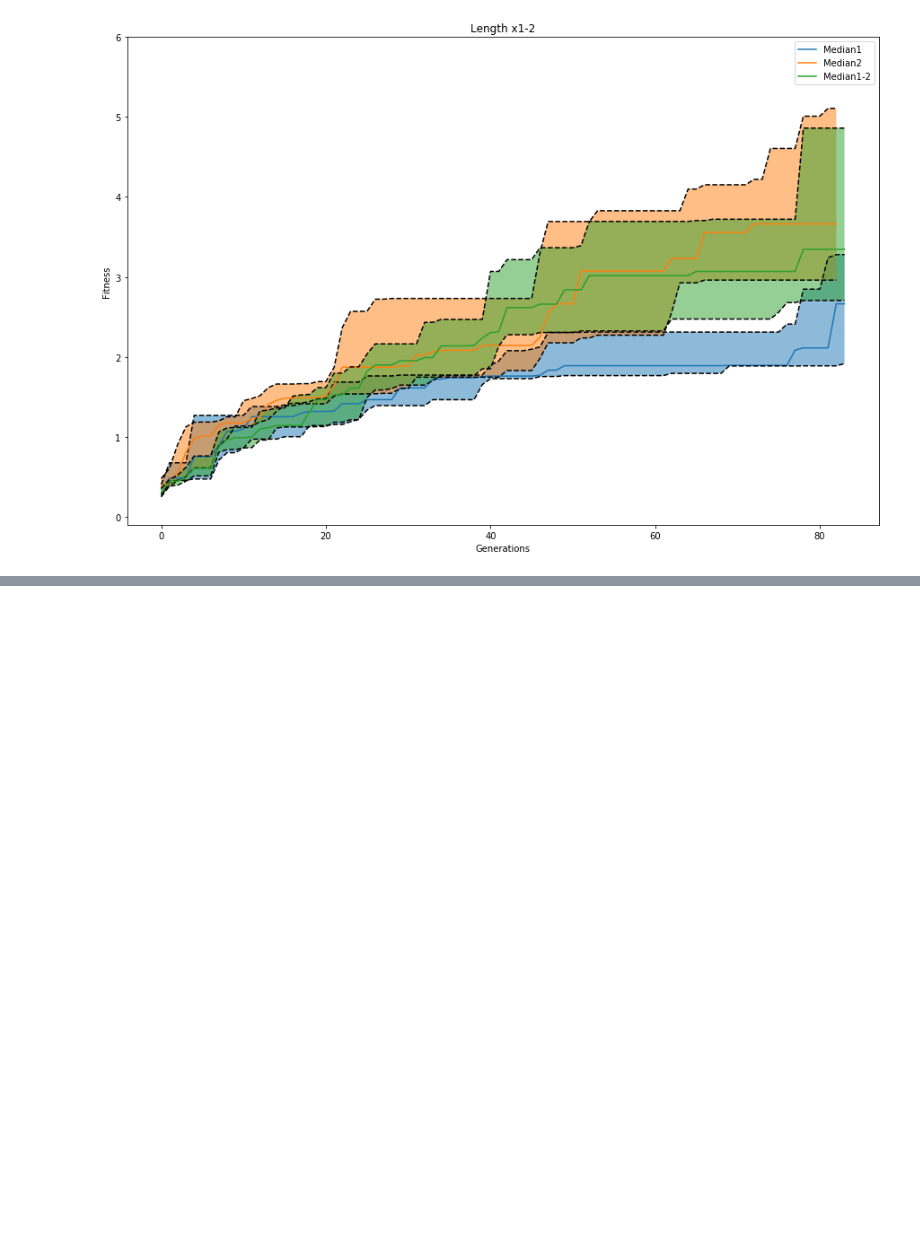
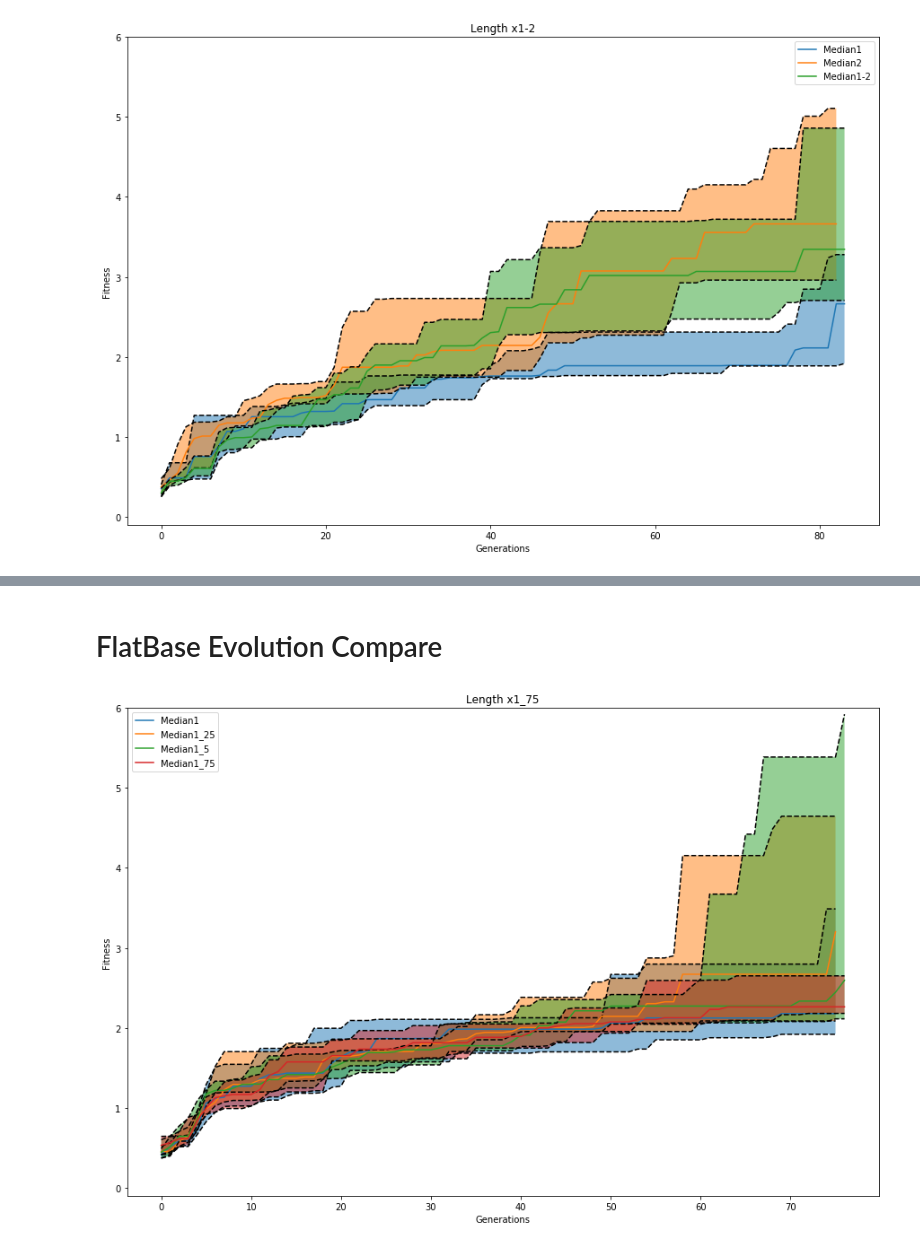
Before and after one commit to rmorenoga/paperGraphs, a Jupyter notebook: Graphs.ipynb, the cells around one changed output, grey strips where cells are left out. Drawn from its saved outputs; the diff is of its cells as text; code cells hidden in the pictures; blank space fills up the shorter version.

```diff
--- a/Graphs.ipynb
+++ b/Graphs.ipynb
@@ -183,0 +196,7 @@ plotResultGraphs('4ModuleInit',folders,'evol',10,False)
+# %% [markdown]
+# FlatBase Evolution Compare
+# %%
+folders = ['1','1_25','1_5','1_75']
+plotResultGraphs('flatBase',folders,'evol',10,False)
+# %% [output]
+[figure, added]
```
Also changed, not shown: parts of 2 cells of this notebook.
